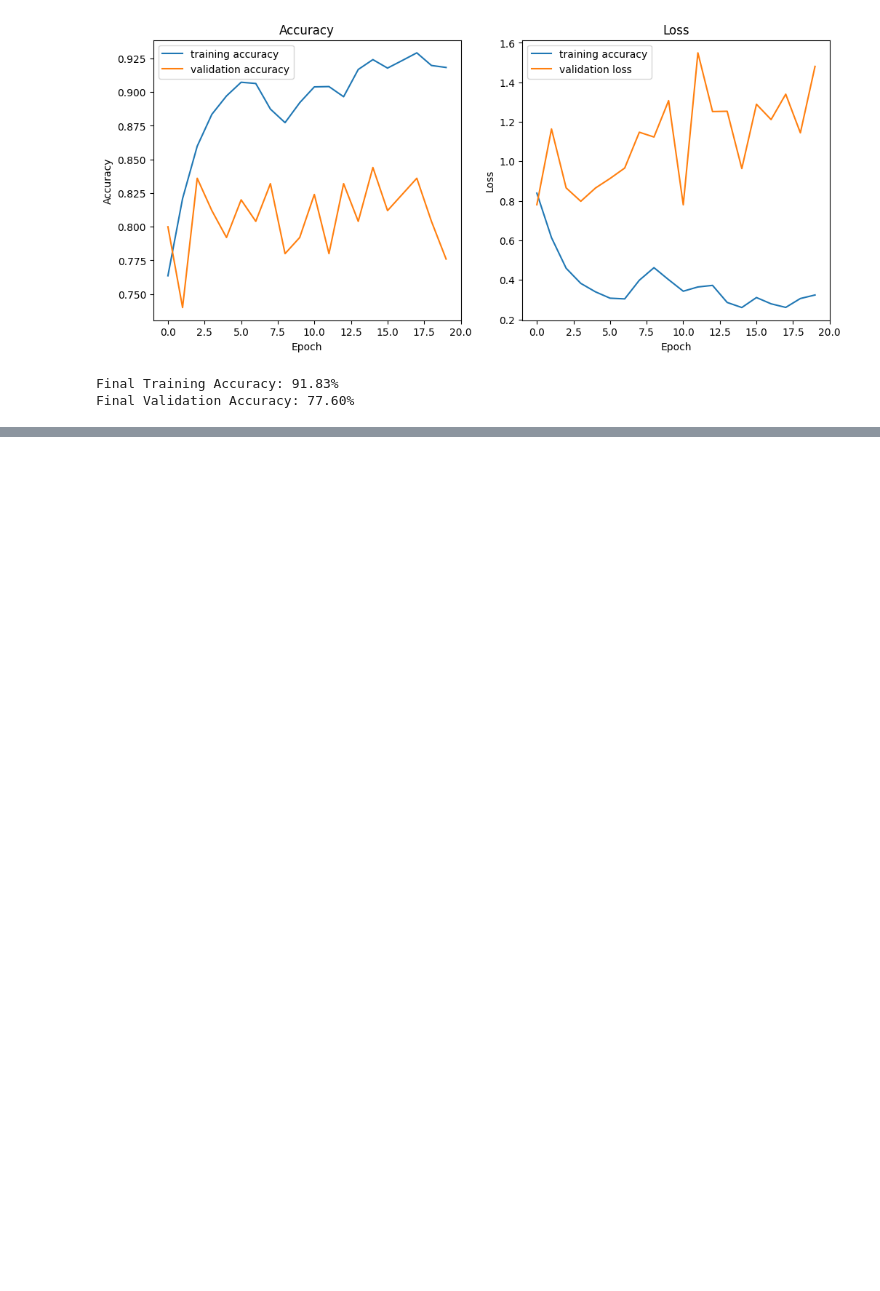
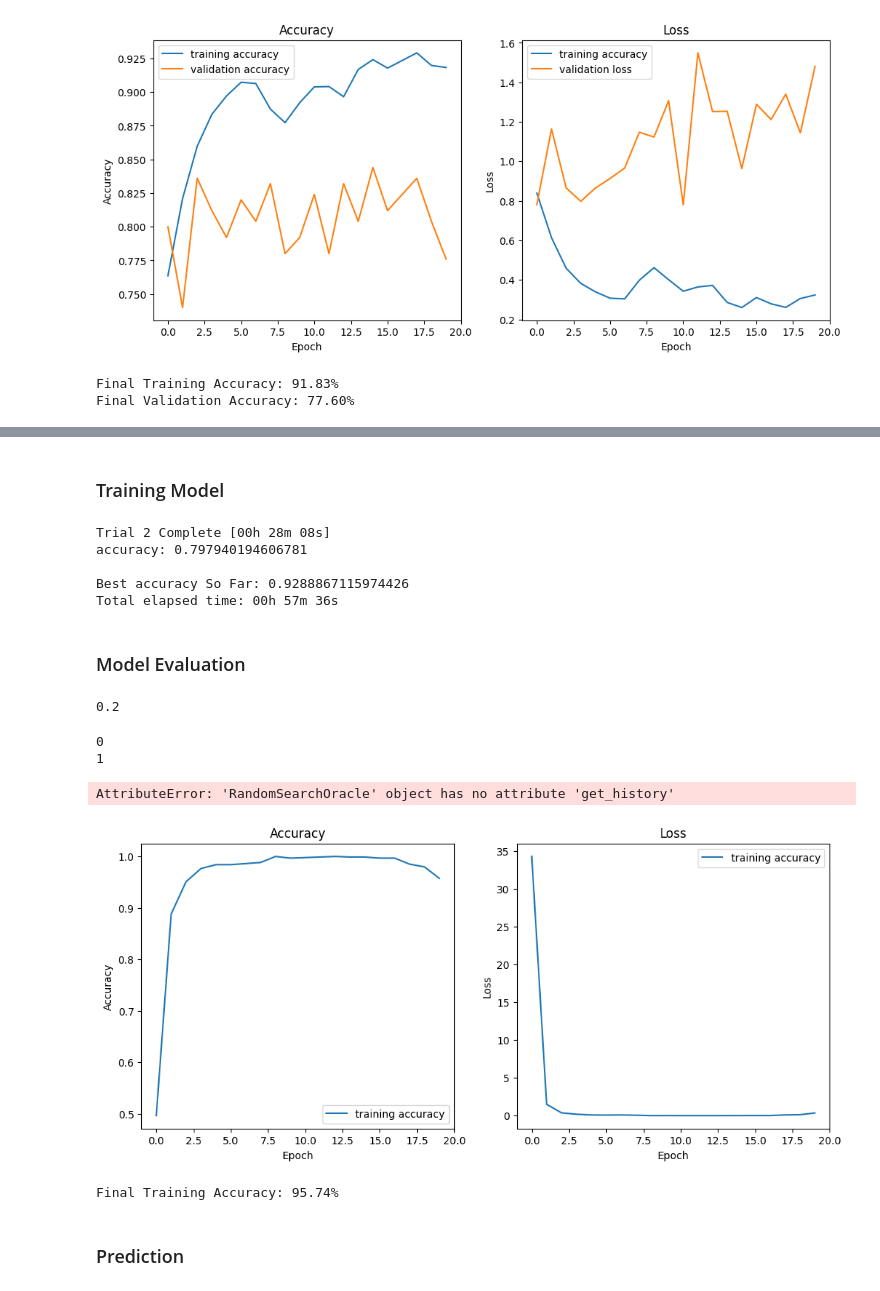
Before and after one commit to desracto/csci316-proj2, a Jupyter notebook: car-part.ipynb, the cells around one changed output, grey strips where cells are left out. Cells and saved outputs as stored; diff of their text form; code cells hidden in the pictures; blank space fills up the shorter version.

```diff
--- a/car-part.ipynb
+++ b/car-part.ipynb
@@ -511,9 +514,9 @@ Found 250 images belonging to 50 classes.
 # %%
-model = build_model()
+model = build_model(output_classes=10)
 # %%
 history = model.fit(
     train_ds,
-    epochs=100,
+    epochs=20,
     validation_data=val_ds,
     callbacks=myCallbacK()
 )
@@ -564,0 +755,2 @@ print(f"Final Validation Accuracy: {final_validation_accuracy * 100:.2f}%")
+# %% [markdown]
+### Training Model
@@ -564,0 +759,39 @@ print(f"Final Validation Accuracy: {final_validation_accuracy * 100:.2f}%")
+# %%
+tuner = RandomSearch(
+    build_model,
+    objective='accuracy',
+    max_trials=5,
+    executions_per_trial=1,
+    directory='hp_tuning',
+    project_name='dropout_tuning'
+)
+# %%
+tuner.search(train_ds,
+             epochs=10)
+# %% [output]
+Trial 2 Complete [00h 28m 08s]
+accuracy: 0.797940194606781
+
+Best accuracy So Far: 0.9288867115974426
+Total elapsed time: 00h 57m 36s
+# %% [markdown]
+### Model Evaluation
+# %%
+best_hps = tuner.get_best_hyperparameters(num_trials=1)[0]
+# This is the best dropout rate it found between the values [0.2, 0.4, 0.6]
+
+best_hps.get('dropout_rate')
+# %% [output]
+0.2
+# %%
+for trial in tuner.oracle.trials:
+    print(trial)
+# %% [output]
+0
+1
+# %%
+hist = pd.DataFrame(tuner.oracle.get_history())
+hist['epoch'] = history.epoch
+hist
+# %% [output]
+AttributeError: 'RandomSearchOracle' object has no attribute 'get_history'
@@ -564,0 +800,34 @@ print(f"Final Validation Accuracy: {final_validation_accuracy * 100:.2f}%")
+# %%
+# accuracy plot
+fig, axes = plt.subplots(1, 2)
+fig.set_size_inches(12, 5)
+
+axes[0].plot(hist['epoch'], hist['accuracy'], label='training accuracy')
+axes[0].set_xlabel("Epoch")
+axes[0].set_ylabel("Accuracy")
+axes[0].set_title("Accuracy")
+axes[0].set_xlim(-1, 20)
+axes[0].legend()
+
+axes[1].plot(hist['epoch'], hist['loss'], label='training accuracy')
+axes[1].set_xlabel("Epoch")
+axes[1].set_ylabel("Loss")
+axes[1].set_title("Loss")
+axes[1].set_xlim(-1, 20)
+axes[1].legend()
+
+plt.show()
+# %% [output]
+[figure, added]
+# %%
+# Retrieve the history of the training and validation accuracy
+training_accuracy = history.history['accuracy']
+
+# Retrieve the last entry in the training and validation accuracy lists
+final_training_accuracy = training_accuracy[-1]
+
+print(f"Final Training Accuracy: {final_training_accuracy * 100:.2f}%")
+# %% [output]
+Final Training Accuracy: 95.74%
+# %% [markdown]
+### Prediction
```
Also changed, not shown: parts of 64 cells of this notebook, 12 other files.
